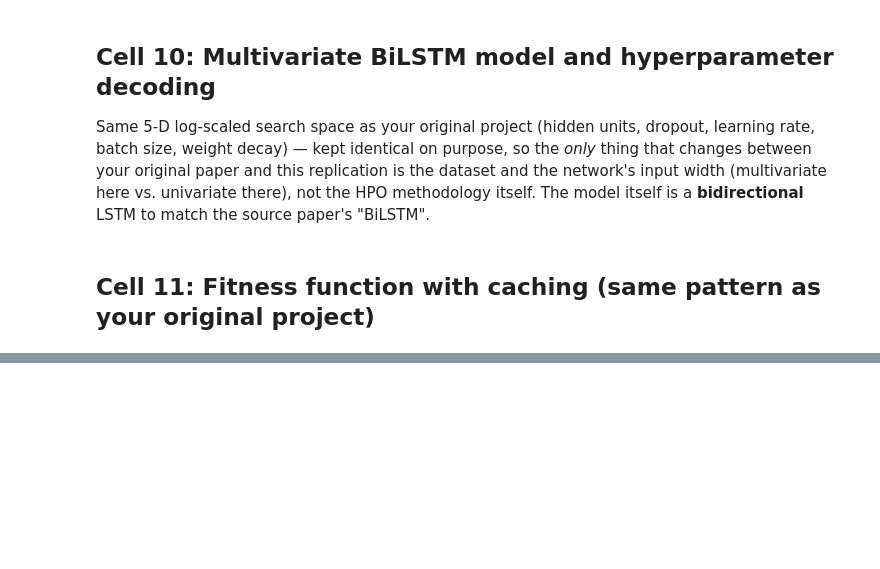
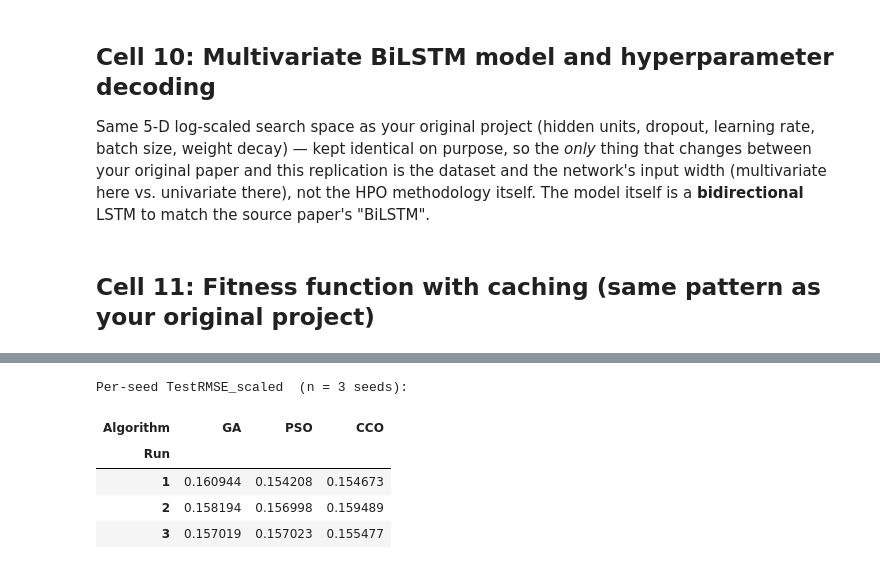
Before and after one commit to Malek-Kaouach/EC-CCO-Project, a Jupyter notebook: EC_Project_Code_WindBenchmark.ipynb, the cells around one changed output, grey strips where cells are left out. Cells and saved outputs as stored; diff of their text form; code cells hidden in the pictures; blank space fills up the shorter version.

```diff
--- a/EC_Project_Code_WindBenchmark.ipynb
+++ b/EC_Project_Code_WindBenchmark.ipynb
@@ -868,4 +1056,14 @@ KeyboardInterrupt:
 # %%
+import pandas as pd
+
+# Read whichever results file the most recent Cell 12 run wrote (smoke vs full).
+_results_name = "wind_benchmark_results_smoke.csv" if RUN_MODE == "smoke" else "wind_benchmark_results.csv"
+wind_results_df = pd.read_csv(RESULTS_DIR / _results_name)
+print(f"Loaded {_results_name}  (RUN_MODE={RUN_MODE!r})")
+if RUN_MODE == "smoke":
+    print("NOTE: smoke-test numbers -- 1 seed run, so StdTestRMSE_scaled is NaN by design. Not reportable.")
+print()
+
 summary = wind_results_df.groupby("Algorithm")["TestRMSE_scaled"].agg(["mean", "std"]).reset_index()
 summary.columns = ["Algorithm", "MeanTestRMSE_scaled", "StdTestRMSE_scaled"]
 summary = summary.sort_values("MeanTestRMSE_scaled")
@@ -888,0 +1121,61 @@ print("epochs, or weight optimizer, so state that caveat explicitly wherever you
+# %%
+# Cell 14: Is CCO actually better? -- PAIRED statistical comparison across seeds.
+# Only meaningful for RUN_MODE="full" (>= 3 seeds). Every optimizer sees the same seeds, so
+# seed-to-seed variance cancels and we test the per-seed differences directly.
+from scipy import stats as sps
+
+_n_seeds = wind_results_df["Run"].nunique()
+if _n_seeds < 3:
+    print(f"Only {_n_seeds} seed run(s) -- a statistical comparison needs RUN_MODE='full' (seed_runs >= 3).")
+    print("Run the full benchmark, then re-run this cell.")
+else:
+    piv = wind_results_df.pivot(index="Run", columns="Algorithm", values="TestRMSE_scaled")
+    piv = piv[[c for c in ["GA", "PSO", "CCO"] if c in piv.columns]]
+    print(f"Per-seed TestRMSE_scaled  (n = {_n_seeds} seeds):")
+    display(piv)
+
+    tcrit = sps.t.ppf(0.975, _n_seeds - 1)
+    desc = piv.agg(["mean", "std"]).T
+    desc["ci95_half"] = tcrit * piv.std(ddof=1) / np.sqrt(_n_seeds)
+    desc = desc.sort_values("mean")
+    print("\nMean TestRMSE_scaled with 95% CI (lower is better):")
+    for algo, row in desc.iterrows():
+        print(f"  {algo:4s}  {row['mean']:.5f}  +/- {row['ci95_half']:.5f}   (std {row['std']:.5f})")
+
+    best = desc.index[0]
+    print(f"\nLowest mean: {best}. Paired comparisons against it (same seeds):")
+    any_sig = False
+    for other in [a for a in piv.columns if a != best]:
+        diff = (piv[best] - piv[other]).values          # < 0  =>  best has the lower RMSE
+        t_p = float(sps.ttest_rel(piv[best], piv[other]).pvalue)
+        try:
+            w_p = float(sps.wilcoxon(piv[best], piv[other]).pvalue)
+        except ValueError:
+            w_p = float("nan")
+        sig = t_p < 0.05
+        any_sig = any_sig or sig
+        print(f"  {best} vs {other:4s}:  mean diff {diff.mean():+.5f}   "
+              f"paired-t p={t_p:.3f}   Wilcoxon p={w_p:.3f}   ->   "
+              f"{'DIFFERENT (p<0.05)' if sig else 'not distinguishable'}")
+
+    print()
+    if not any_sig:
+        print(f"VERDICT: no statistically significant difference between GA / PSO / CCO on this task "
+              f"(n={_n_seeds} seeds).")
+        print("This is consistent with your original project's applied-task finding.")
+    else:
+        print(f"VERDICT: {best} beats at least one competitor at p<0.05. Report the effect size "
+              f"(mean diff) next to the p-value, and note n is small.")
+
+    _pb = bundle["persistence_rmse_scaled"]
+    print(f"\nContext: naive persistence RMSE = {_pb:.4f};  best mean here = {desc['mean'].min():.4f} "
+          f"({100 * (1 - desc['mean'].min() / _pb):.0f}% better than persistence).")
+    print("Published Khodairy et al. best = 0.00046 -- not reachable for a genuine one-step daily")
+    print("forecast; treat this as a same-protocol comparison, not a match.")
+# %% [output]
+Per-seed TestRMSE_scaled  (n = 3 seeds):
+| Algorithm | GA | PSO | CCO |
+| Run |  |  |  |
+| 1 | 0.160944 | 0.154208 | 0.154673 |
+| 2 | 0.158194 | 0.156998 | 0.159489 |
+| 3 | 0.157019 | 0.157023 | 0.155477 |
```
Also changed, not shown: parts of 14 cells of this notebook, 3 other files.
